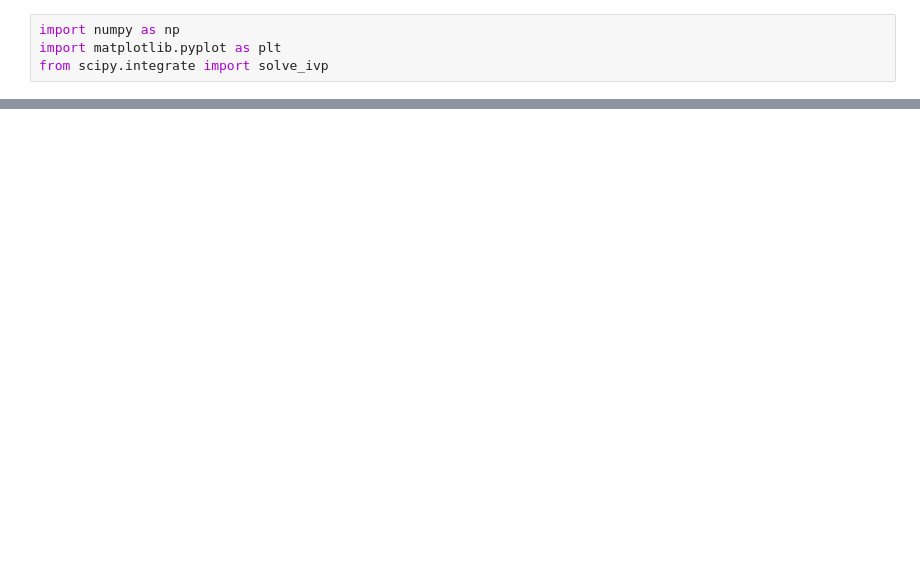
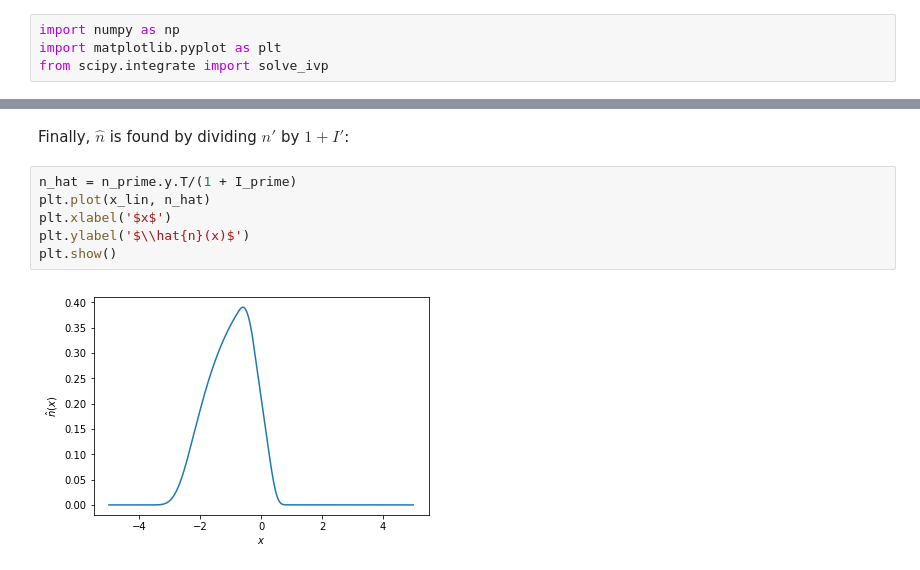
Before and after one commit to wandrewjam/thesis, a Jupyter notebook: rolling-model/src/bifurcation-solution.ipynb, the cells around one changed output, grey strips where cells are left out. Cells and saved outputs as stored; diff of their text form; blank space fills up the shorter version.

```diff
--- a/rolling-model/src/bifurcation-solution.ipynb
+++ b/rolling-model/src/bifurcation-solution.ipynb
@@ -29,0 +80,10 @@ plt.show()
+# %% [markdown]
+Finally, $\hat{n}$ is found by dividing $n'$ by $1 + I'$:
+# %%
+n_hat = n_prime.y.T/(1 + I_prime)
+plt.plot(x_lin, n_hat)
+plt.xlabel('$x$')
+plt.ylabel('$\\hat{n}(x)$')
+plt.show()
+# %% [output]
+[figure, added]
```
Also changed, not shown: parts of 18 cells of this notebook, 1 other file.
